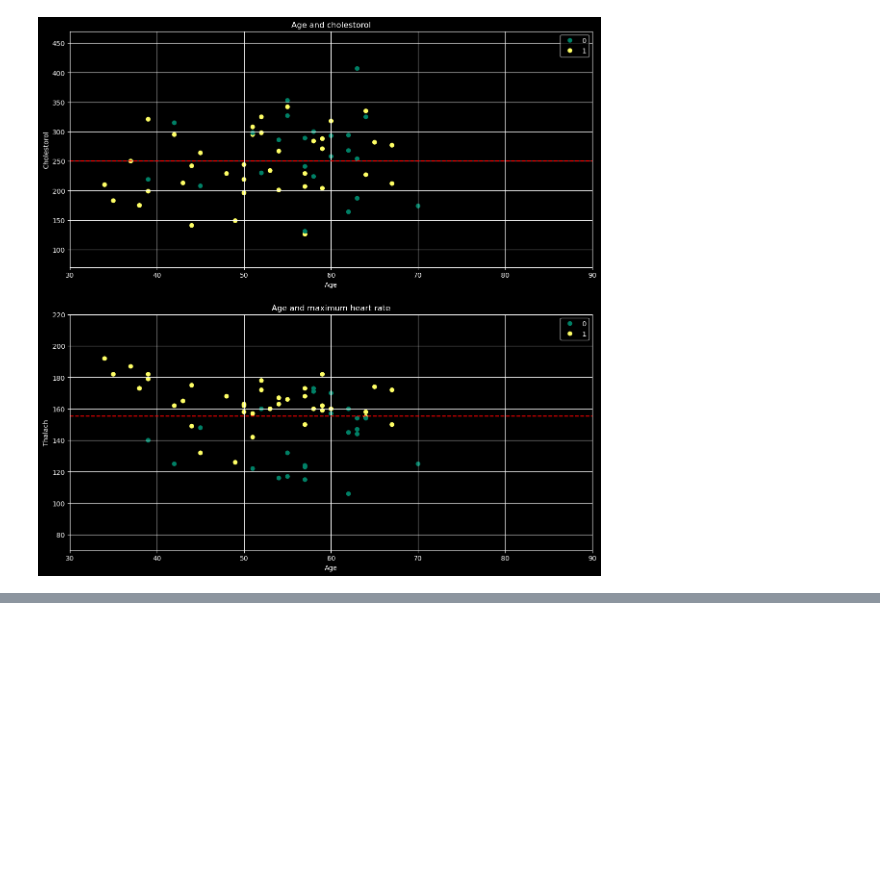
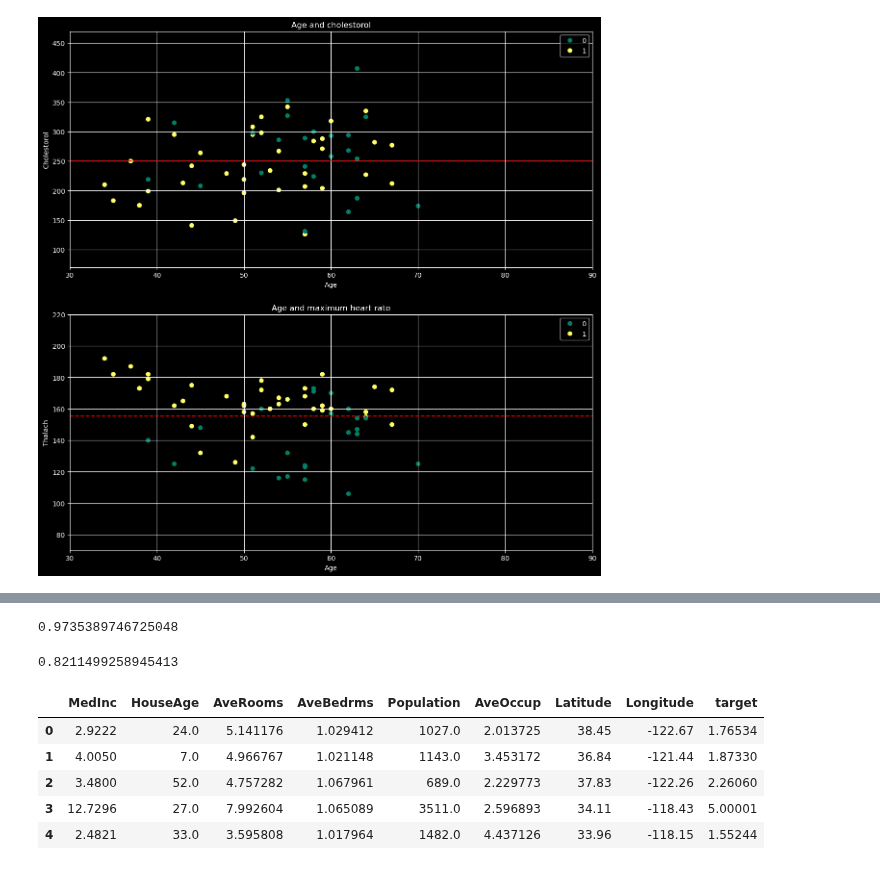
Before and after one commit to msnkr/python_projects, a Jupyter notebook: ML/research.ipynb, the cells around one changed output, grey strips where cells are left out. Saved outputs shown, nothing was run; the diff lists cells and outputs as text; code cells hidden in the pictures; blank space fills up the shorter version.

```diff
--- a/ML/research.ipynb
+++ b/ML/research.ipynb
@@ -99,0 +125,25 @@ ax2.axhline(new_df["thalach"].mean(), linestyle="--", c="red");
+# %%
+X = df.drop("target", axis=1)
+y = df["target"]
+
+X_train, X_test, y_train, y_test = train_test_split(X, y, test_size=0.2)
+model = RandomForestRegressor().fit(X_train, y_train)
+model.score(X_train, y_train)
+# %% [output]
+0.9735389746725048
+# %%
+model.score(X_test, y_test)
+# %% [output]
+0.8211499258945413
+# %%
+new_df = pd.DataFrame(X_test.reset_index(drop=True))
+new_df["target"] = pd.Series(model.predict(X_test))
+# %%
+new_df.head()
+# %% [output]
+|  | MedInc | HouseAge | AveRooms | AveBedrms | Population | AveOccup | Latitude | Longitude | target |
+| 0 | 2.9222 | 24.0 | 5.141176 | 1.029412 | 1027.0 | 2.013725 | 38.45 | -122.67 | 1.76534 |
+| 1 | 4.0050 | 7.0 | 4.966767 | 1.021148 | 1143.0 | 3.453172 | 36.84 | -121.44 | 1.87330 |
+| 2 | 3.4800 | 52.0 | 4.757282 | 1.067961 | 689.0 | 2.229773 | 37.83 | -122.26 | 2.26060 |
+| 3 | 12.7296 | 27.0 | 7.992604 | 1.065089 | 3511.0 | 2.596893 | 34.11 | -118.43 | 5.00001 |
+| 4 | 2.4821 | 33.0 | 3.595808 | 1.017964 | 1482.0 | 4.437126 | 33.96 | -118.15 | 1.55244 |
```
Also changed, not shown: parts of 9 cells of this notebook.
